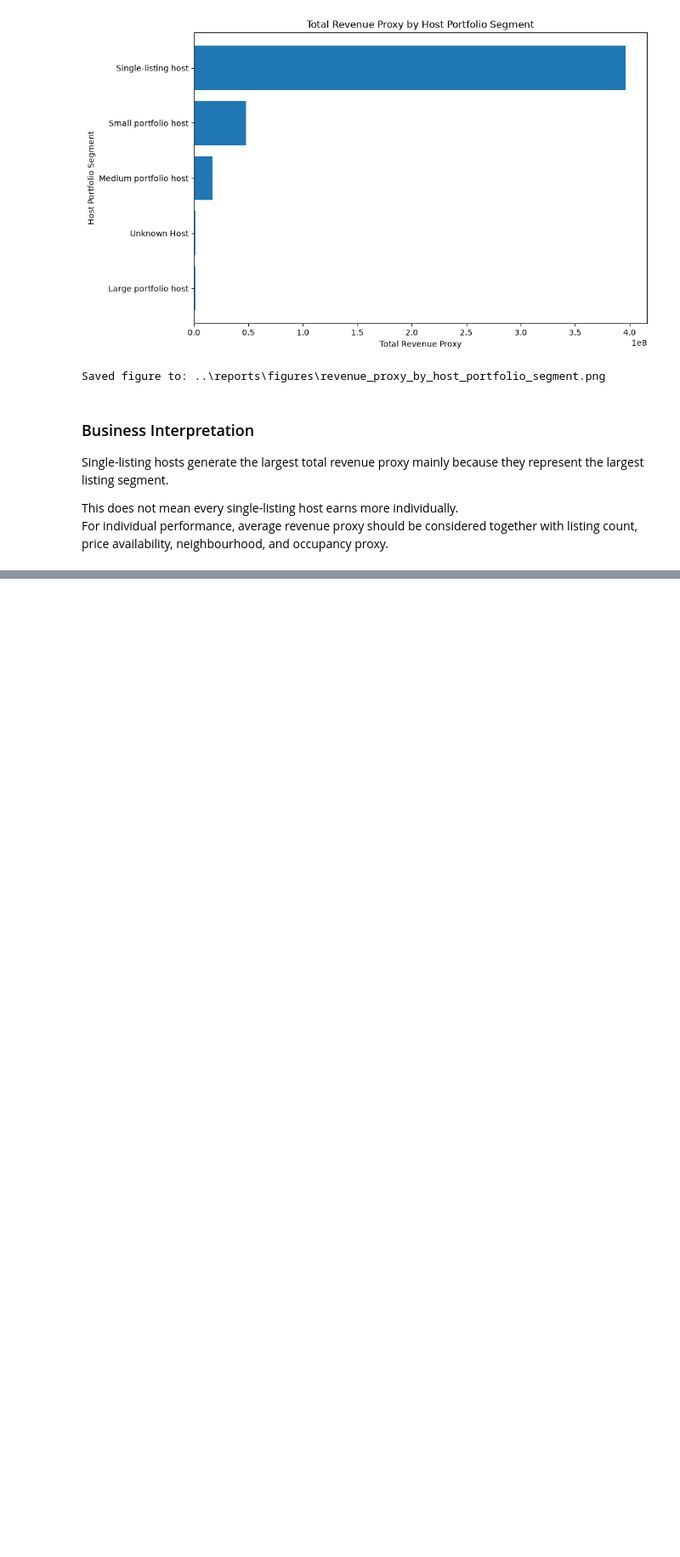
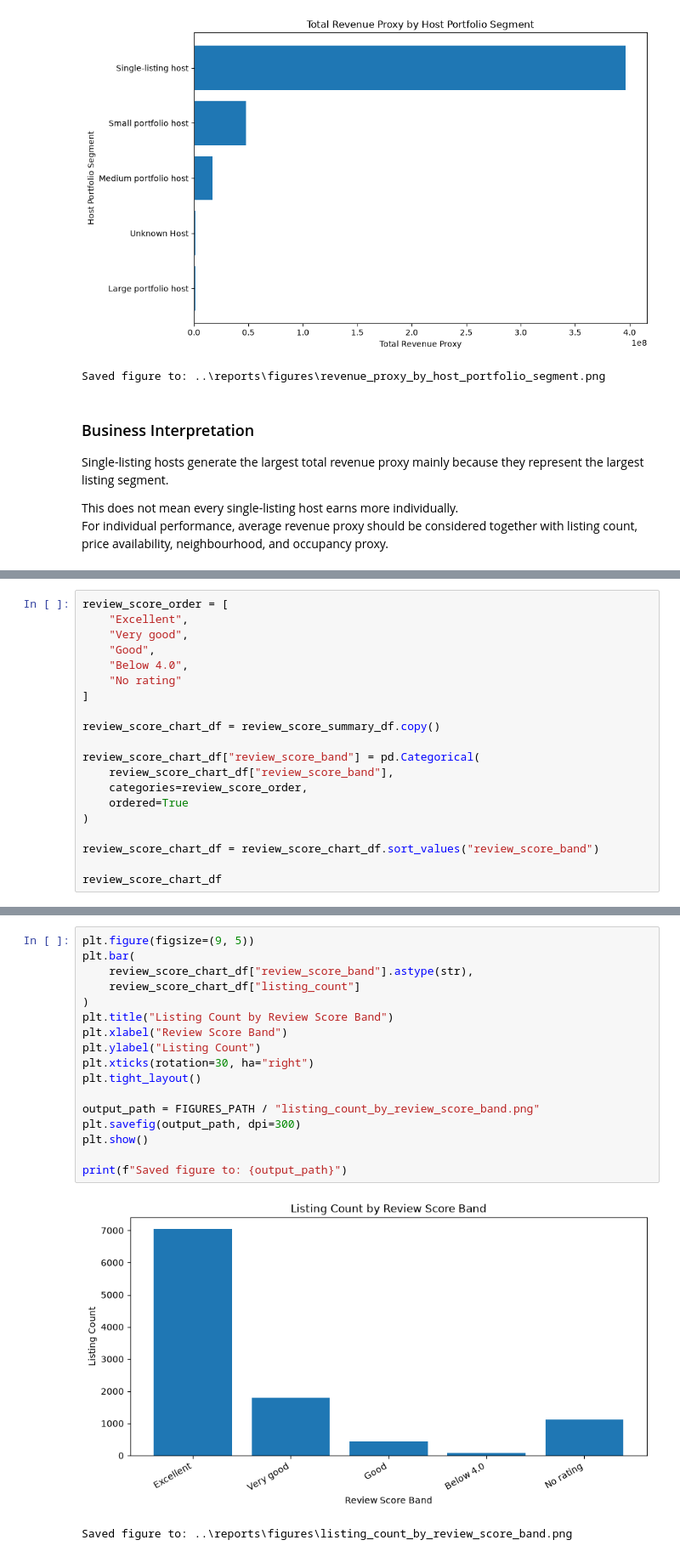
Before and after one commit to Tnadeeja/Inside-Airbnb-Market-Intelligence-Platform-Data-Engineering-Analytics-AI, a Jupyter notebook: notebooks/03_eda_business_analysis.ipynb, the cells around one changed output, grey strips where cells are left out. Shown at 85% size. Drawn from its saved outputs; the diff is of its cells as text; blank space fills up the shorter version.

Commit message:
Add review score EDA charts and insights

```diff
--- a/notebooks/03_eda_business_analysis.ipynb
+++ b/notebooks/03_eda_business_analysis.ipynb
@@ -532,0 +548,20 @@ For individual performance, average revenue proxy should be considered together
+# %%
+review_score_order = [
+    "Excellent",
+    "Very good",
+    "Good",
+    "Below 4.0",
+    "No rating"
+]
+
+review_score_chart_df = review_score_summary_df.copy()
+
+review_score_chart_df["review_score_band"] = pd.Categorical(
+    review_score_chart_df["review_score_band"],
+    categories=review_score_order,
+    ordered=True
+)
+
+review_score_chart_df = review_score_chart_df.sort_values("review_score_band")
+
+review_score_chart_df
@@ -532,0 +575,20 @@ For individual performance, average revenue proxy should be considered together
+# %%
+plt.figure(figsize=(9, 5))
+plt.bar(
+    review_score_chart_df["review_score_band"].astype(str),
+    review_score_chart_df["listing_count"]
+)
+plt.title("Listing Count by Review Score Band")
+plt.xlabel("Review Score Band")
+plt.ylabel("Listing Count")
+plt.xticks(rotation=30, ha="right")
+plt.tight_layout()
+
+output_path = FIGURES_PATH / "listing_count_by_review_score_band.png"
+plt.savefig(output_path, dpi=300)
+plt.show()
+
+print(f"Saved figure to: {output_path}")
+# %% [output]
+[figure, added]
+Saved figure to: ..\reports\figures\listing_count_by_review_score_band.png
```
Also changed, not shown: parts of 11 cells of this notebook, 4 other files.
